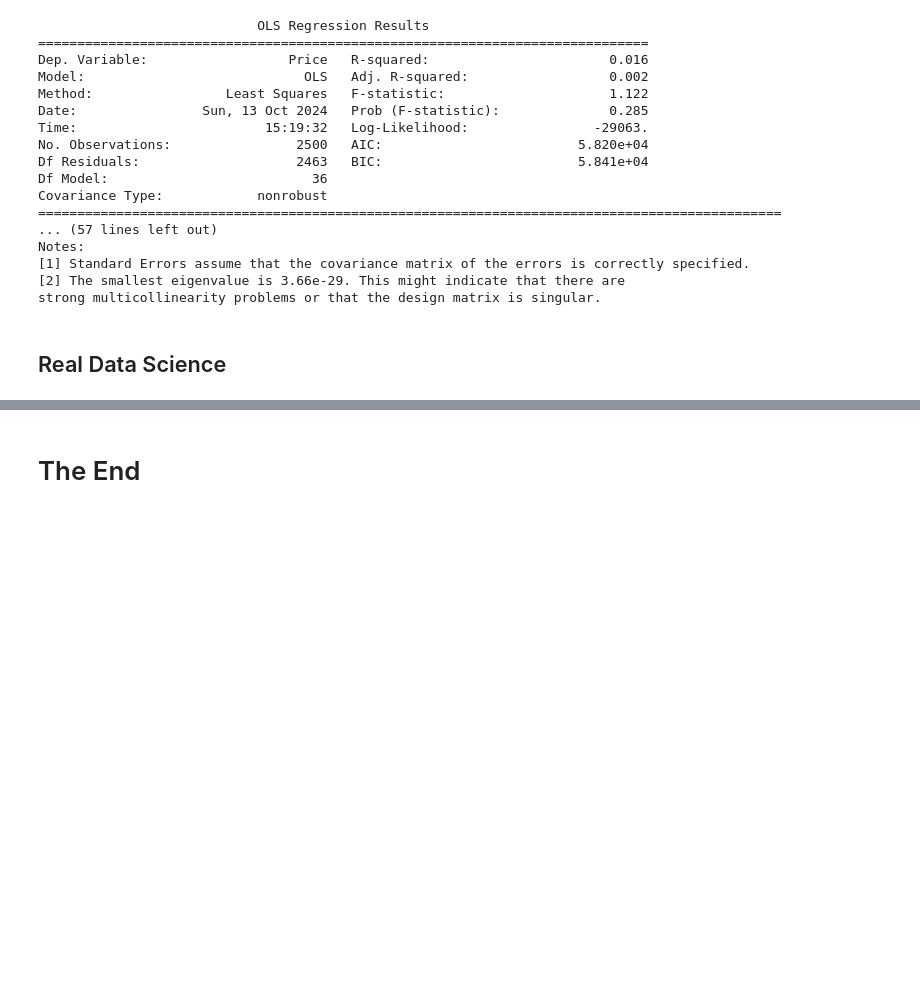
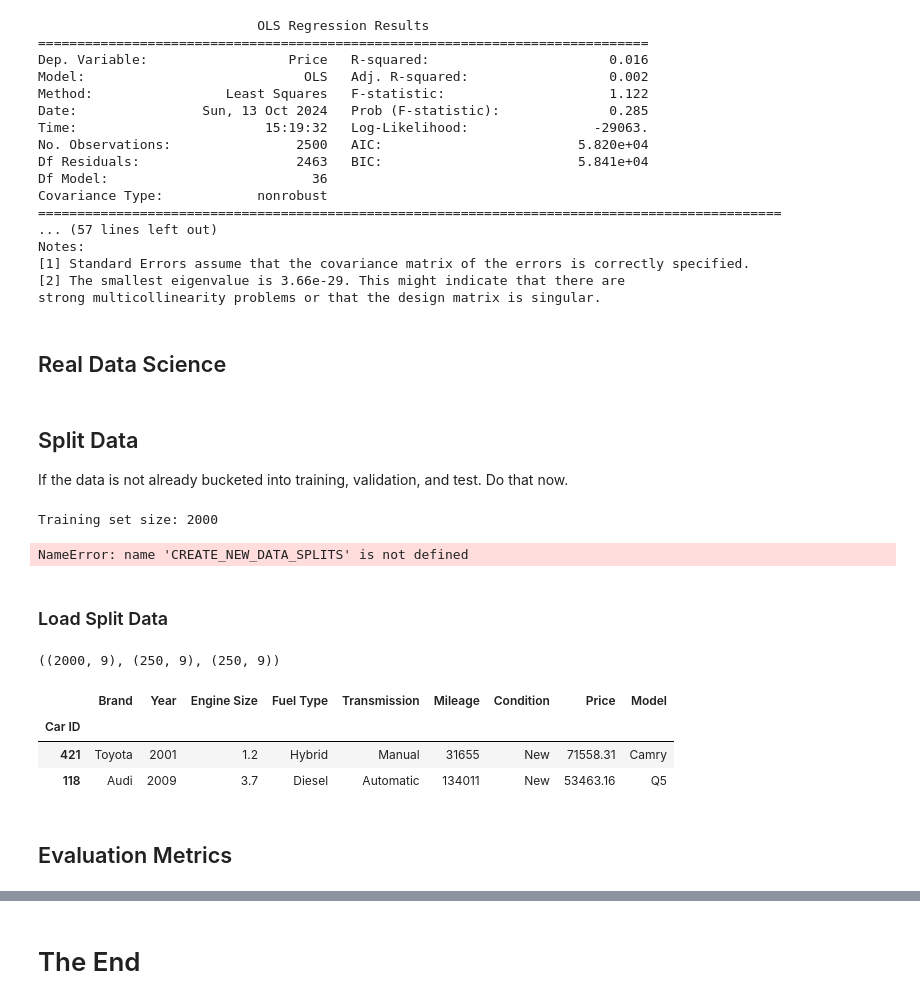
Before and after one commit to Brandt-moreThan4/car_price_prediction, a Jupyter notebook: analysis.ipynb, the cells around one changed output, grey strips where cells are left out. Cells and saved outputs as stored; diff of their text form; code cells hidden in the pictures; blank space fills up the shorter version.

Commit message:
separated data into training, validation, and final testing

```diff
--- a/analysis.ipynb
+++ b/analysis.ipynb
@@ -15,3 +12,12 @@ RAW_FILE = DATA_FOLDER / "raw_data.csv"
+# %%
+DATA_FOLDER = Path("data")
+RAW_FILE = DATA_FOLDER / "raw_data.csv"
+TRAINING_FILE = DATA_FOLDER / "training_data.csv"
+TEST_FILE = DATA_FOLDER / "test_data.csv"
+VALIDATION_FILE = DATA_FOLDER / "validation_data.csv"
+TEST_SET_COUNT = 250
+VALIDATION_SET_COUNT = 250
+CREATE_NEW_DATA_SPLITS = False
 # %% [markdown]
 # Read Data
 # %%
@@ -307,0 +316,55 @@ strong multicollinearity problems or that the design matrix is singular.
+# %% [markdown]
+## Split Data
+If the data is not already bucketed into training, validation, and test. Do that now.
+# %%
+training_set_size = n - TEST_SET_COUNT - VALIDATION_SET_COUNT
+print(f'Training set size: {training_set_size}')
+# %% [output]
+Training set size: 2000
+# %%
+def split_data() -> None:
+
+    # Split data into training and testing sets
+    train_indexes = rng.choice(range(n), training_set_size, replace=False)
+    indexes_left = set(range(n)) - set(train_indexes)
+    validation_indexes = rng.choice(list(indexes_left), VALIDATION_SET_COUNT, replace=False)
+    test_indexes = list(indexes_left - set(validation_indexes))
+
+    # Make sure that the sets are disjoint
+    assert len(set(train_indexes) & set(validation_indexes) & set(test_indexes)) == 0
+
+
+    train_data = data_df.iloc[train_indexes].copy()
+    validation_data = data_df.iloc[validation_indexes].copy()
+    test_data = data_df.iloc[test_indexes].copy()
+
+    return {'training': train_data, 'validation': validation_data, 'test': test_data}
+
+if not TRAINING_FILE.exists() or not TEST_FILE.exists() or not VALIDATION_FILE.exists() or CREATE_NEW_DATA_SPLITS:
+    print(f'No exising files found (Or manual override set to True). Splitting raw data into training, validation, and test sets.')
+    data_split = split_data()
+
+    data_split['training'].to_csv(TRAINING_FILE)
+    data_split['validation'].to_csv(VALIDATION_FILE)
+    data_split['test'].to_csv(TEST_FILE)
+# %% [output]
+NameError: name 'CREATE_NEW_DATA_SPLITS' is not defined
+# %% [markdown]
+### Load Split Data
+# %%
+training_df = pd.read_csv(TRAINING_FILE, index_col='Car ID')
+validation_df = pd.read_csv(VALIDATION_FILE, index_col='Car ID')
+test_df = pd.read_csv(TEST_FILE, index_col='Car ID')
+
+training_df.shape, validation_df.shape, test_df.shape
+# %% [output]
+((2000, 9), (250, 9), (250, 9))
+# %%
+training_df.head(2)
+# %% [output]
+|  | Brand | Year | Engine Size | Fuel Type | Transmission | Mileage | Condition | Price | Model |
+| Car ID |  |  |  |  |  |  |  |  |  |
+| 421 | Toyota | 2001 | 1.2 | Hybrid | Manual | 31655 | New | 71558.31 | Camry |
+| 118 | Audi | 2009 | 3.7 | Diesel | Automatic | 134011 | New | 53463.16 | Q5 |
+# %% [markdown]
+## Evaluation Metrics
```
Also changed, not shown: parts of 5 cells of this notebook, 5 other files.
